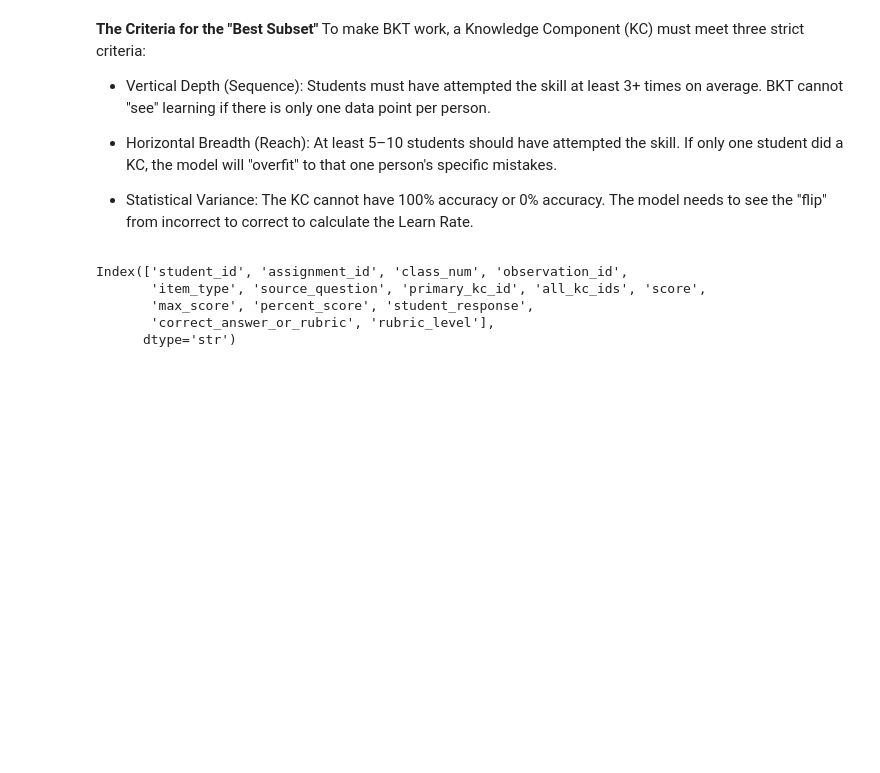
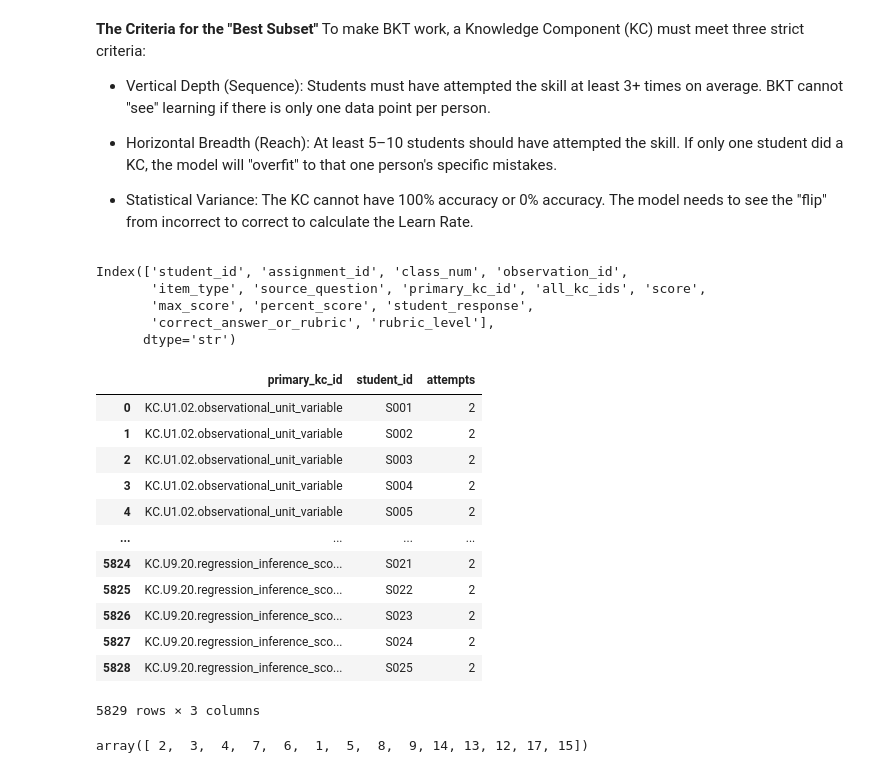
Before and after one commit to mailysg8/ai-student-progress-tracker, a Jupyter notebook: notebooks/best_subset_data.ipynb, the cells around one changed output. Cells and saved outputs as stored; diff of their text form; code cells hidden in the pictures; blank space fills up the shorter version.

```diff
--- a/notebooks/best_subset_data.ipynb
+++ b/notebooks/best_subset_data.ipynb
@@ -71,3 +71,28 @@ Index(['student_id', 'assignment_id', 'class_num', 'observation_id',
        'max_score', 'percent_score', 'student_response',
        'correct_answer_or_rubric', 'rubric_level'],
       dtype='str')
+# %%
+# check to select KC's that were attempted by at least 3 times per student
+
+check_1 = data.groupby(['primary_kc_id', 'student_id']).size().reset_index(name='attempts')
+
+
+check_1
+# %% [output]
+|  | primary_kc_id | student_id | attempts |
+| 0 | KC.U1.02.observational_unit_variable | S001 | 2 |
+| 1 | KC.U1.02.observational_unit_variable | S002 | 2 |
+| 2 | KC.U1.02.observational_unit_variable | S003 | 2 |
+| 3 | KC.U1.02.observational_unit_variable | S004 | 2 |
+| 4 | KC.U1.02.observational_unit_variable | S005 | 2 |
+| ... | ... | ... | ... |
+| 5824 | KC.U9.20.regression_inference_sco... | S021 | 2 |
+| 5825 | KC.U9.20.regression_inference_sco... | S022 | 2 |
+| 5826 | KC.U9.20.regression_inference_sco... | S023 | 2 |
+| 5827 | KC.U9.20.regression_inference_sco... | S024 | 2 |
+| 5828 | KC.U9.20.regression_inference_sco... | S025 | 2 |
+5829 rows × 3 columns
+# %%
+check_1.attempts.unique()
+# %% [output]
+array([ 2,  3,  4,  7,  6,  1,  5,  8,  9, 14, 13, 12, 17, 15])
```
Also changed, not shown: parts of 14 cells of this notebook, 1 other file.
